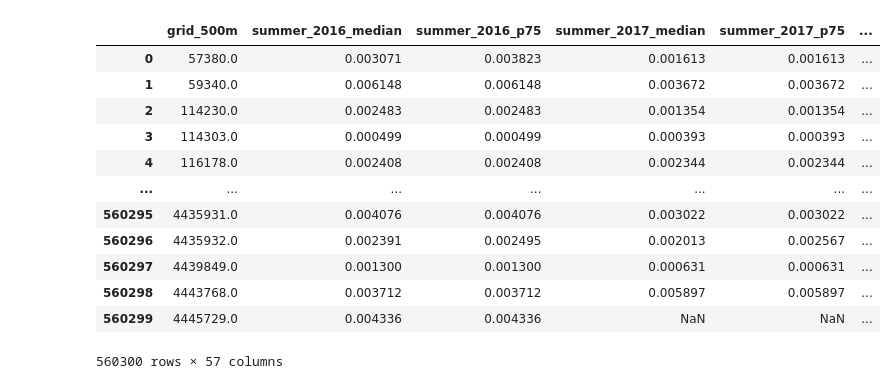
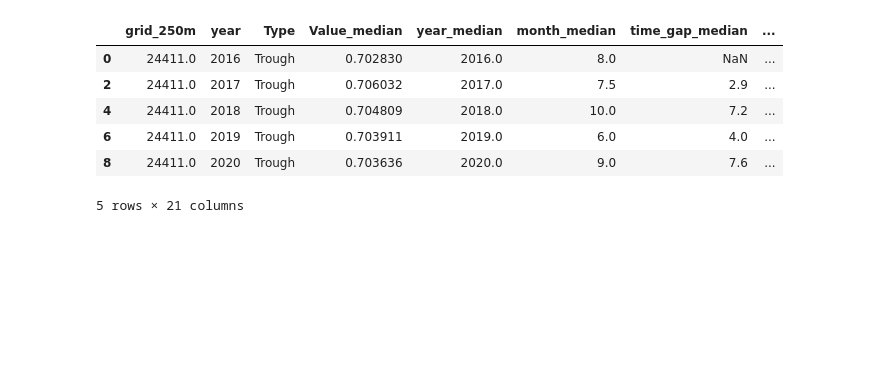
Before and after one commit to jllspear/insar_rga_misc, a Jupyter notebook: rga_stats_pca.ipynb, the cells around one changed output. Cells and saved outputs as stored; diff of their text form; code cells hidden in the pictures; blank space fills up the shorter version.

```diff
--- a/rga_stats_pca.ipynb
+++ b/rga_stats_pca.ipynb
@@ -6,7 +6,7 @@ from tqdm import tqdm
 import matplotlib.pyplot as plt
 
 insar_data_path = "C:/Users/eleonore.kong/Documents/InSAR/DATA/grid_stats_agg_lpf.gpkg"
-layer = 'grid_500m'
+layer = 'grid_250m_filterd60'
 output = "C:/Users/eleonore.kong/Documents/InSAR/DATA/"
 # %%
 gdf = pyogrio.read_dataframe(insar_data_path, layer=layer)
@@ -17,22 +13,14 @@ gdf = pyogrio.read_dataframe(insar_data_path, layer=layer)
 # %%
-link = pyogrio.read_dataframe("C:/Users/eleonore.kong/Documents/InSAR/DATA/tables_link.gpkg", layer='grid_rga_swi_link')
-link = link.drop('geometry', axis=1)
-gdf = gdf.merge(link, on=layer)
-gdf
+gdf = gdf[gdf['Type'] == 'Trough']
+gdf.head()
 # %% [output]
-|  | grid_500m | summer_2016_median | summer_2016_p75 | summer_2017_median | summer_2017_p75 | ... |
-| 0 | 57380.0 | 0.003071 | 0.003823 | 0.001613 | 0.001613 | ... |
-| 1 | 59340.0 | 0.006148 | 0.006148 | 0.003672 | 0.003672 | ... |
-| 2 | 114230.0 | 0.002483 | 0.002483 | 0.001354 | 0.001354 | ... |
-| 3 | 114303.0 | 0.000499 | 0.000499 | 0.000393 | 0.000393 | ... |
-| 4 | 116178.0 | 0.002408 | 0.002408 | 0.002344 | 0.002344 | ... |
-| ... | ... | ... | ... | ... | ... | ... |
-| 560295 | 4435931.0 | 0.004076 | 0.004076 | 0.003022 | 0.003022 | ... |
-| 560296 | 4435932.0 | 0.002391 | 0.002495 | 0.002013 | 0.002567 | ... |
-| 560297 | 4439849.0 | 0.001300 | 0.001300 | 0.000631 | 0.000631 | ... |
-| 560298 | 4443768.0 | 0.003712 | 0.003712 | 0.005897 | 0.005897 | ... |
-| 560299 | 4445729.0 | 0.004336 | 0.004336 | NaN | NaN | ... |
+|  | grid_250m | year | Type | Value_median | year_median | month_median | time_gap_median | ... |
+| 0 | 24411.0 | 2016 | Trough | 0.702830 | 2016.0 | 8.0 | NaN | ... |
+| 2 | 24411.0 | 2017 | Trough | 0.706032 | 2017.0 | 7.5 | 2.9 | ... |
+| 4 | 24411.0 | 2018 | Trough | 0.704809 | 2018.0 | 10.0 | 7.2 | ... |
+| 6 | 24411.0 | 2019 | Trough | 0.703911 | 2019.0 | 6.0 | 4.0 | ... |
+| 8 | 24411.0 | 2020 | Trough | 0.703636 | 2020.0 | 9.0 | 7.6 | ... |
-560300 rows × 57 columns
+5 rows × 21 columns
 # %%
 # Step 1: Import Libraries
 import pandas as pd
```
Also changed, not shown: parts of 8 cells of this notebook, 11 other files.
